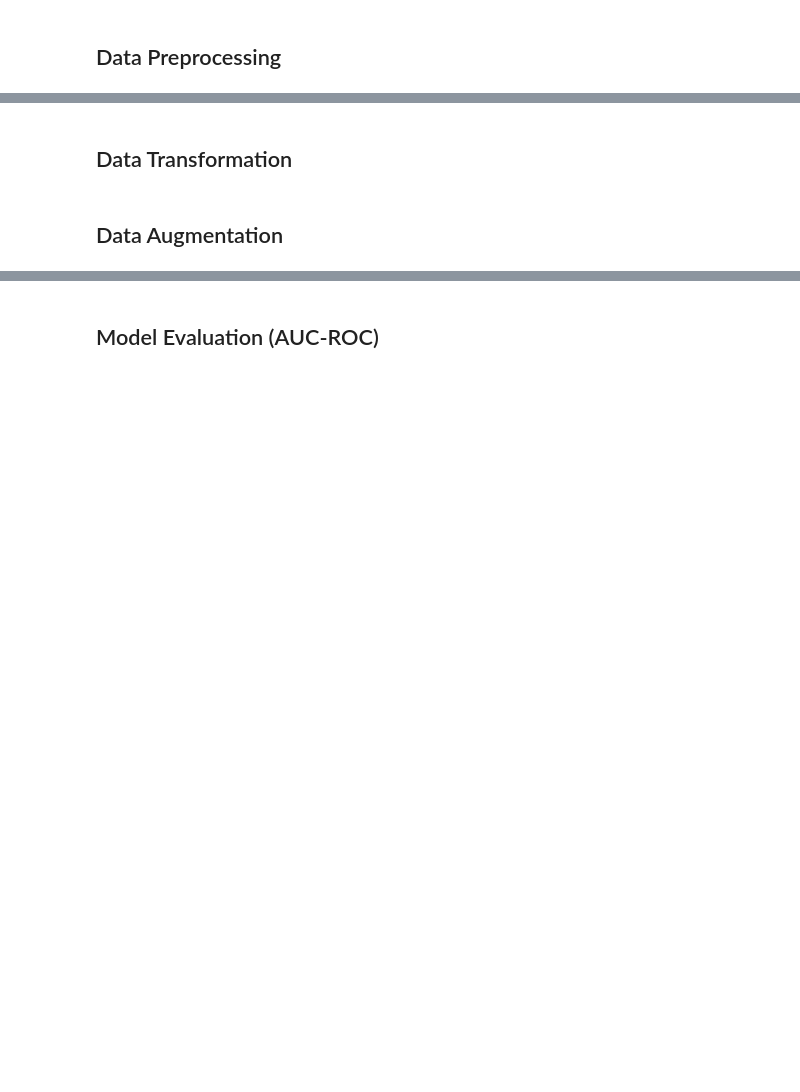
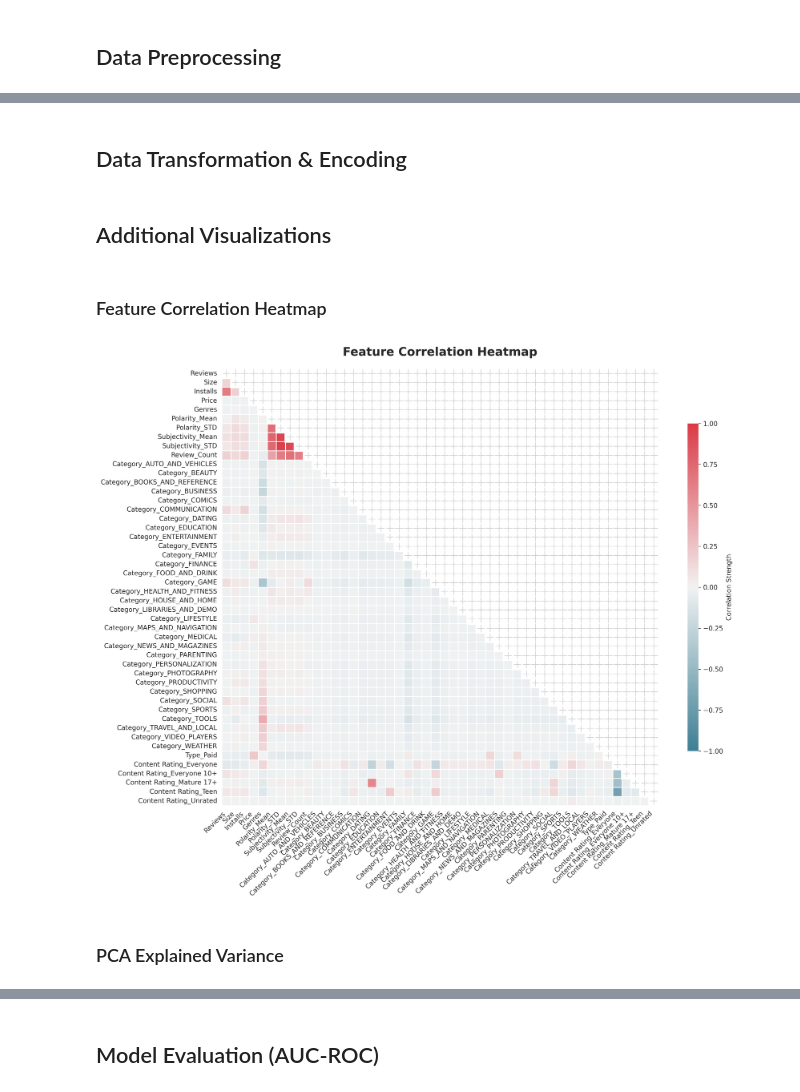
Before and after one commit to rohitprofc/malicious-app-detector, a Jupyter notebook: code.ipynb, the cells around one changed output, grey strips where cells are left out. Cells and saved outputs as stored; diff of their text form; code cells hidden in the pictures; blank space fills up the shorter version.

```diff
--- a/code.ipynb
+++ b/code.ipynb
@@ -58,12 +112,8 @@ plt.show()
 # %%
-# Handling missing values in apps data
+# Drop rows with missing critical features
 apps_df.dropna(subset=['Rating', 'Type', 'Content Rating'], inplace=True)
 
-# Convert numerical features from string (e.g., '10,000+') to integers
-apps_df['Installs'] = apps_df['Installs'].str.replace(',', '').str.replace('+', '').astype(int)
-apps_df['Price'] = apps_df['Price'].str.replace('$', '').astype(float)
+# Clean and convert numeric columns
+apps_df['Installs'] = apps_df['Installs'].str.replace('[,+]', '', regex=True).astype(int)
+apps_df['Price'] = apps_df['Price'].str.replace('$', '', regex=False).astype(float)
 apps_df['Reviews'] = apps_df['Reviews'].astype(int)
-
-# Clean user reviews
-reviews_df = reviews_df[reviews_df['Translated_Review'].notna()]
-reviews_df.dropna(subset=['Sentiment'], inplace=True)
@@ -70,3 +160,3 @@ reviews_df.dropna(subset=['Sentiment'], inplace=True)
 # %% [markdown]
-## Data Transformation
+## Data Transformation & Encoding
 # %%
@@ -83,2 +185,47 @@ apps_df = pd.get_dummies(apps_df, columns=['Category', 'Type', 'Content Rating']
 # %% [markdown]
-## Data Augmentation
+## Additional Visualizations
+# %% [markdown]
+### Feature Correlation Heatmap
+# %%
+# Compute the correlation matrix of the scaled features
+corr_matrix = pd.DataFrame(X_scaled, columns=X.columns).corr()
+
+# Set up the figure size and style for better visualization
+plt.figure(figsize=(16, 12), dpi=300)  # High resolution and larger figure size
+sns.set_style("whitegrid")  # Use a white grid background for better contrast
+
+# Generate a mask for the upper triangle of the correlation matrix
+# This removes redundant information (since correlation matrices are symmetric)
+mask = np.triu(np.ones_like(corr_matrix, dtype=bool))
+
+# Define a custom colormap using Seaborn's diverging palette
+cmap = sns.diverging_palette(220, 10, as_cmap=True)  # Blue to red palette
+
+# Create the heatmap with improved styling
+ax = sns.heatmap(
+    corr_matrix,
+    mask=mask,  # Apply the mask to hide the upper triangle
+    cmap=cmap,  # Use the custom colormap
+    annot=False,  # Do not show correlation values in cells (optional: set to True if needed)
+    fmt=".2f",  # Format for annotations (if annot=True)
+    linewidths=0.8,  # Add space between cells for better readability
+    vmin=-1, vmax=1,  # Set the scale for correlation values (-1 to 1)
+    cbar_kws={"shrink": 0.75, "aspect": 30, "label": "Correlation Strength"},  # Customize the color bar
+    square=True  # Ensure cells are square-shaped
+)
+
+# Improve the title and axis labels
+plt.title("Feature Correlation Heatmap", fontsize=18, fontweight="bold", pad=20)  # Add a title
+plt.xticks(rotation=45, ha='right', fontsize=10)  # Rotate x-axis labels for better readability
+plt.yticks(fontsize=10)  # Set y-axis label font size
+
+# Add a bold white diagonal line for clarity
+for i in range(len(corr_matrix.columns)):
+    ax.add_patch(plt.Rectangle((i, i), 1, 1, fill=False, edgecolor='white', lw=3))
+
+# Display the plot
+plt.show()
+# %% [output]
+[figure, added]
+# %% [markdown]
+### PCA Explained Variance
```
Also changed, not shown: parts of 39 cells of this notebook.
